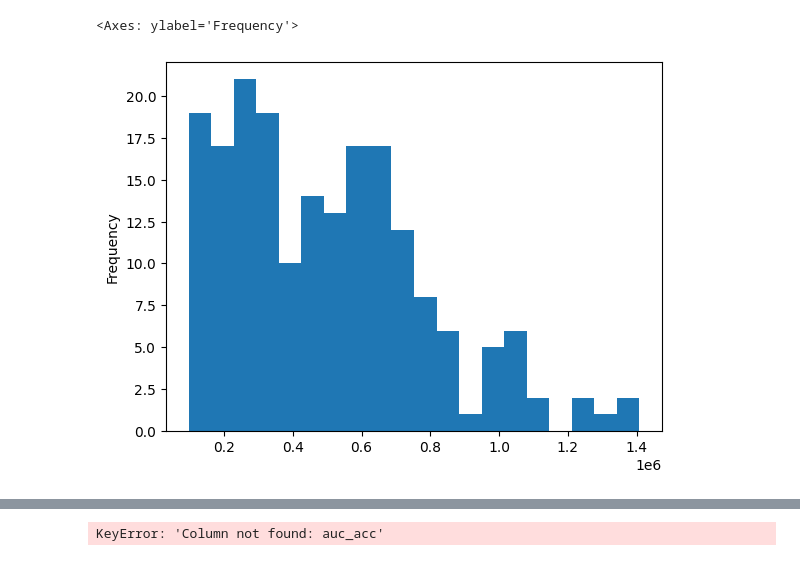
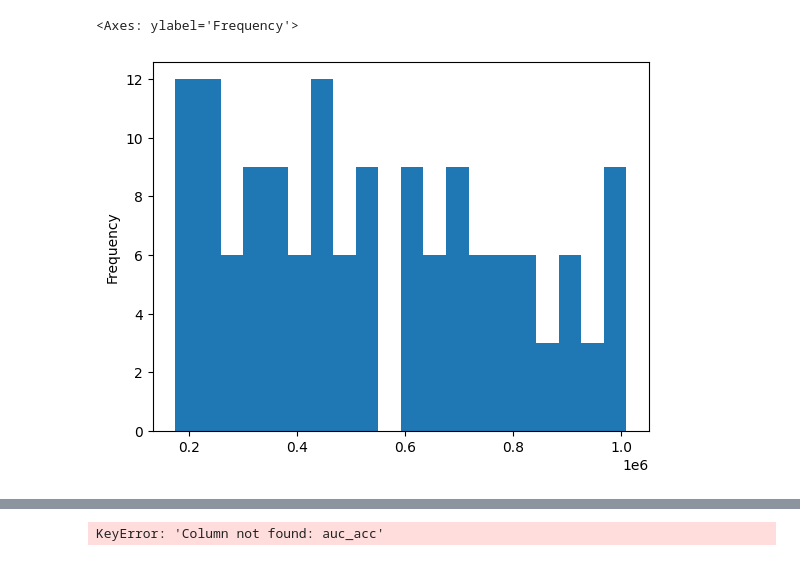
Before and after one commit to viktorvesely/liquid, a Jupyter notebook: liquid/notebooks/scaling_laws.ipynb, the cells around one changed output, grey strips where cells are left out. Drawn from its saved outputs; the diff is of its cells as text; code cells hidden in the pictures.

```diff
--- a/liquid/notebooks/scaling_laws.ipynb
+++ b/liquid/notebooks/scaling_laws.ipynb
@@ -99,7 +120,7 @@ df[df["architecture"].str.contains("Moe")]["p_active"].plot.hist()
 # %%
 df = df[df["acc_auc"].notnull()]
 # %%
-df[df["architecture"].str.contains("LongMoe")]["n_params"].plot.hist(bins=20)
+df[df["architecture"].str.contains("LongLiquid")]["n_params"].plot.hist(bins=20)
 # %% [output]
 <Axes: ylabel='Frequency'>
-[figure, old version]
+[figure, new version]
```
Also changed, not shown: parts of 9 cells of this notebook, 5 other files.
